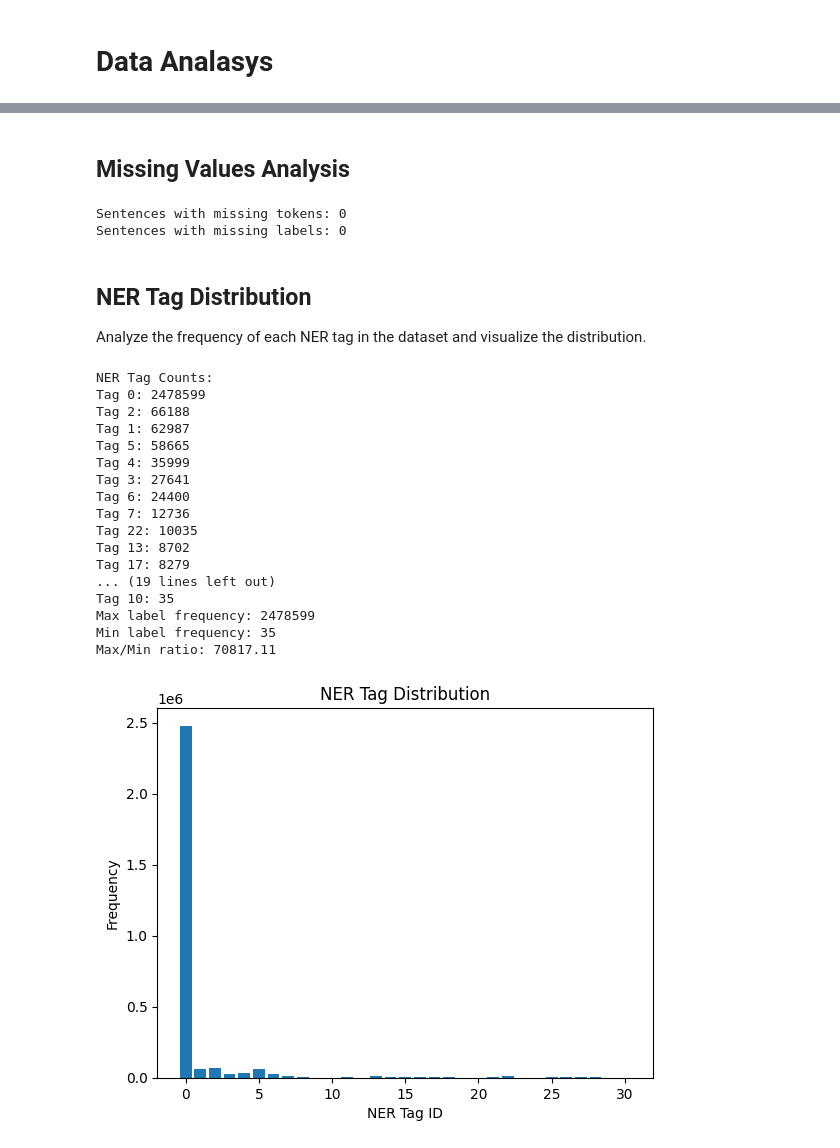
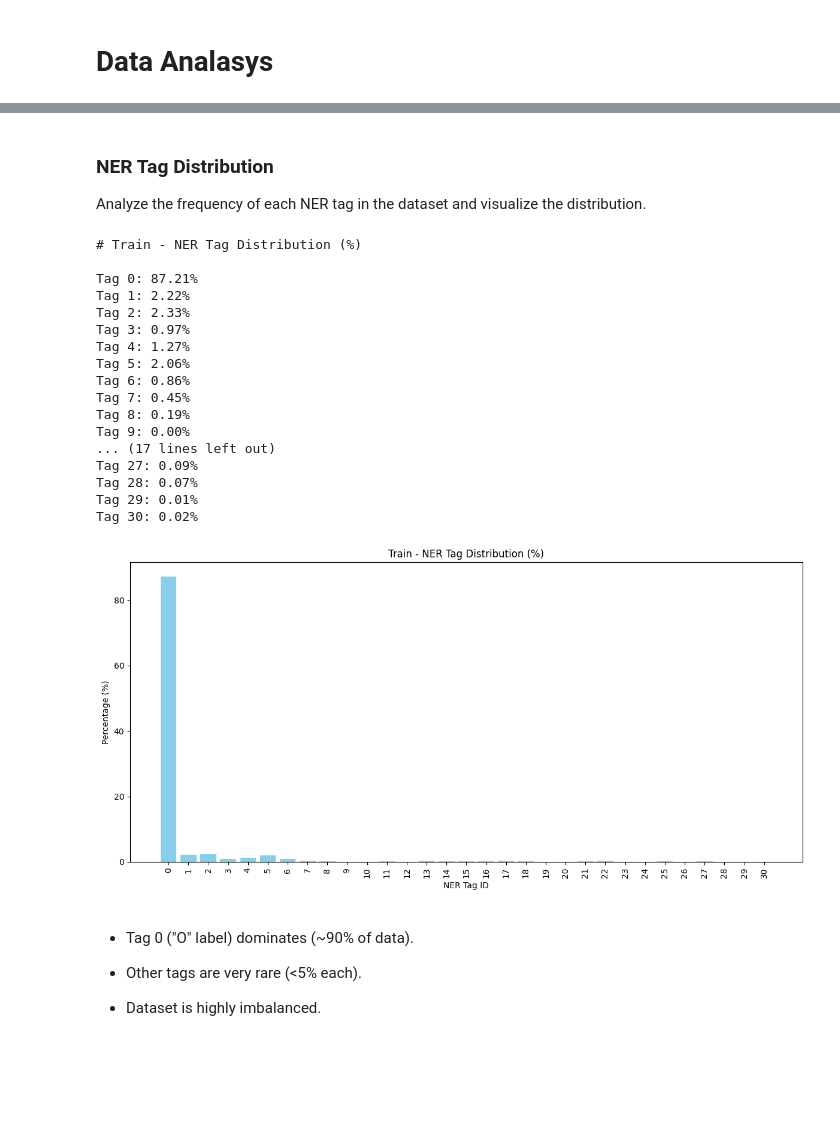
Before and after one commit to auphong2707/nlp-ner, a Jupyter notebook: EDA.ipynb, the cells around one changed output, grey strips where cells are left out. Drawn from its saved outputs; the diff is of its cells as text; code cells hidden in the pictures; blank space fills up the shorter version.

```diff
--- a/EDA.ipynb
+++ b/EDA.ipynb
@@ -46,0 +154,2 @@ Example from Train Data:
+# %%
+train_data = clean_dataset(train_data, name="Train")
@@ -55,57 +174,31 @@ Total tokens in training set: 2842119
-# %% [markdown]
-## Missing Values Analysis
-# %%
-# Check missing tokens or ner_tags
-missing_tokens = sum(1 for item in train_data if not item['tokens'])
-missing_labels = sum(1 for item in train_data if not item['ner_tags'])
-
-print(f"Sentences with missing tokens: {missing_tokens}")
-print(f"Sentences with missing labels: {missing_labels}")
-# %% [output]
-Sentences with missing tokens: 0
-Sentences with missing labels: 0
 # %% [markdown]
-## NER Tag Distribution
+### NER Tag Distribution
 Analyze the frequency of each NER tag in the dataset and visualize the distribution.
 # %%
-# Distribution of NER tags
-all_labels = [tag for item in train_data for tag in item['ner_tags']]
-label_counter = Counter(all_labels)
-
-print("NER Tag Counts:")
-for tag, count in sorted(label_counter.items(), key=lambda x: x[1], reverse=True):
-    print(f"Tag {tag}: {count}")
-
-max_count = max(label_counter.values())
-min_count = min(label_counter.values())
-
-print(f"Max label frequency: {max_count}")
-print(f"Min label frequency: {min_count}")
-print(f"Max/Min ratio: {max_count / min_count:.2f}")
-
-# Bar plot
-plt.bar(label_counter.keys(), label_counter.values())
-plt.title("NER Tag Distribution")
-plt.xlabel("NER Tag ID")
-plt.ylabel("Frequency")
-plt.show()
+plot_ner_distribution(train_data, name="Train")
 # %% [output]
-NER Tag Counts:
-Tag 0: 2478599
-Tag 2: 66188
-Tag 1: 62987
-Tag 5: 58665
-Tag 4: 35999
-Tag 3: 27641
-Tag 6: 24400
-Tag 7: 12736
-Tag 22: 10035
-Tag 13: 8702
-Tag 17: 8279
-... (19 lines left out)
-Tag 10: 35
-Max label frequency: 2478599
-Min label frequency: 35
-Max/Min ratio: 70817.11
+# Train - NER Tag Distribution (%)
+
+Tag 0: 87.21%
+Tag 1: 2.22%
+Tag 2: 2.33%
+Tag 3: 0.97%
+Tag 4: 1.27%
+Tag 5: 2.06%
+Tag 6: 0.86%
+Tag 7: 0.45%
+Tag 8: 0.19%
+Tag 9: 0.00%
+... (17 lines left out)
+Tag 27: 0.09%
+Tag 28: 0.07%
+Tag 29: 0.01%
+Tag 30: 0.02%
-[figure, old version]
+[figure, new version]
+# %% [markdown]
+- Tag 0 ("O" label) dominates (~90% of data).
+
+- Other tags are very rare (<5% each).
+
+- Dataset is highly imbalanced.
 # %% [markdown]
```
Also changed, not shown: parts of 49 cells of this notebook.
